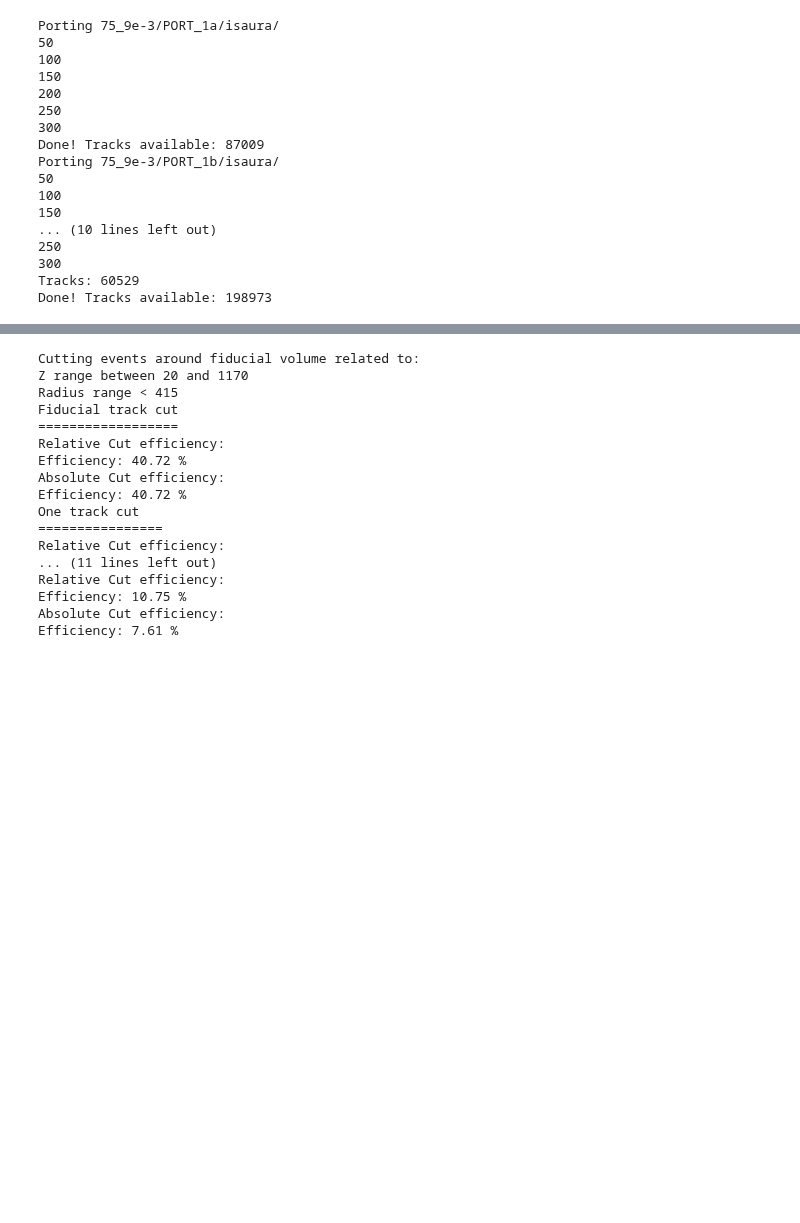
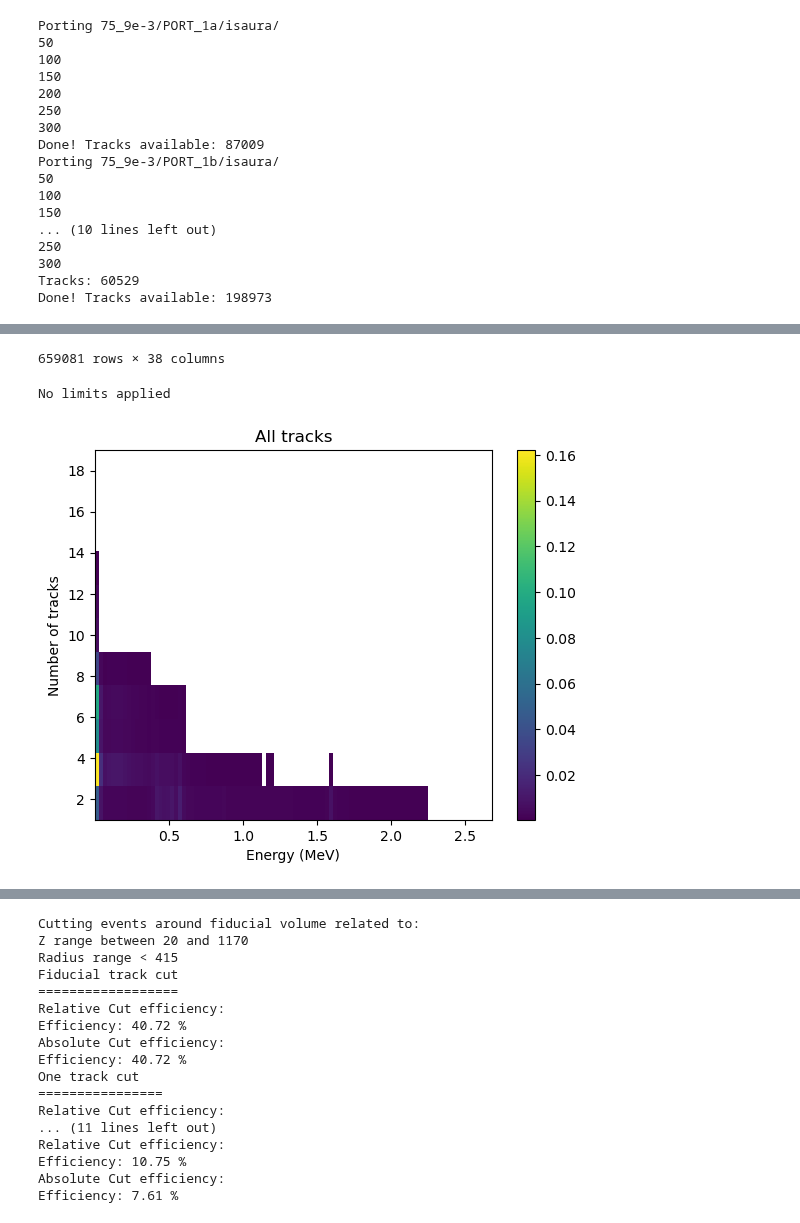
Before and after one commit to jwaiton/next_misc, a Jupyter notebook: FOM_merge&fit/MC_FOM_producer.ipynb, the cells around one changed output, grey strips where cells are left out. Cells and saved outputs as stored; diff of their text form; code cells hidden in the pictures; blank space fills up the shorter version.

```diff
--- a/FOM_merge&fit/MC_FOM_producer.ipynb
+++ b/FOM_merge&fit/MC_FOM_producer.ipynb
@@ -45,3 +263,7 @@ Porting 75_9e-3/PORT_1b/isaura/
 300
 Tracks: 60529
 Done! Tracks available: 198973
+# %%
+display(full_tracks)
+func.energy_track_plots(full_tracks, "All tracks")
+# %% [output]
@@ -47,0 +282,3 @@ Done! Tracks available: 198973
+659081 rows × 38 columns
+No limits applied
+[figure, added]
```
Also changed, not shown: parts of 8 cells of this notebook, 1 other file.
